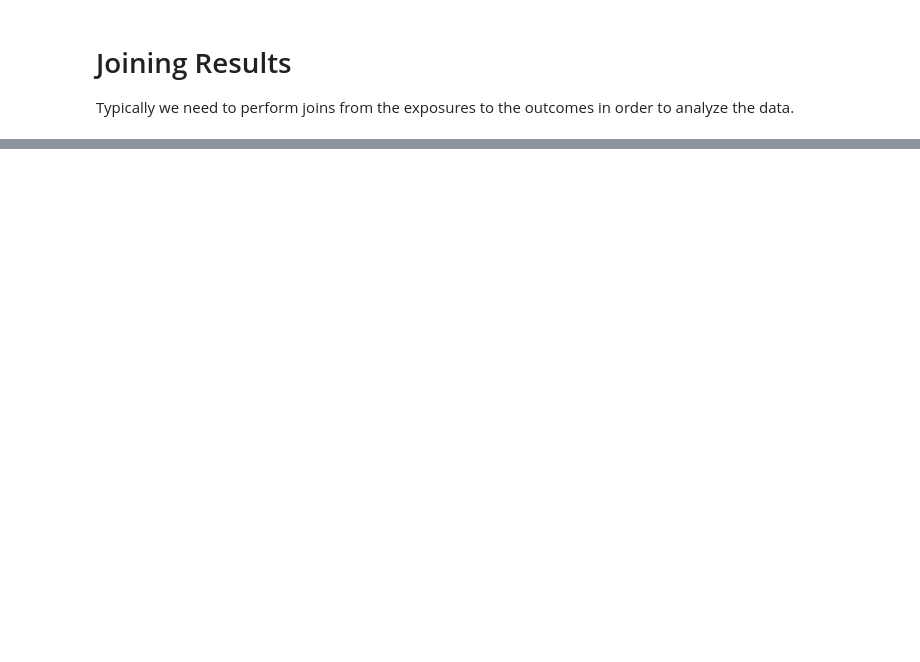
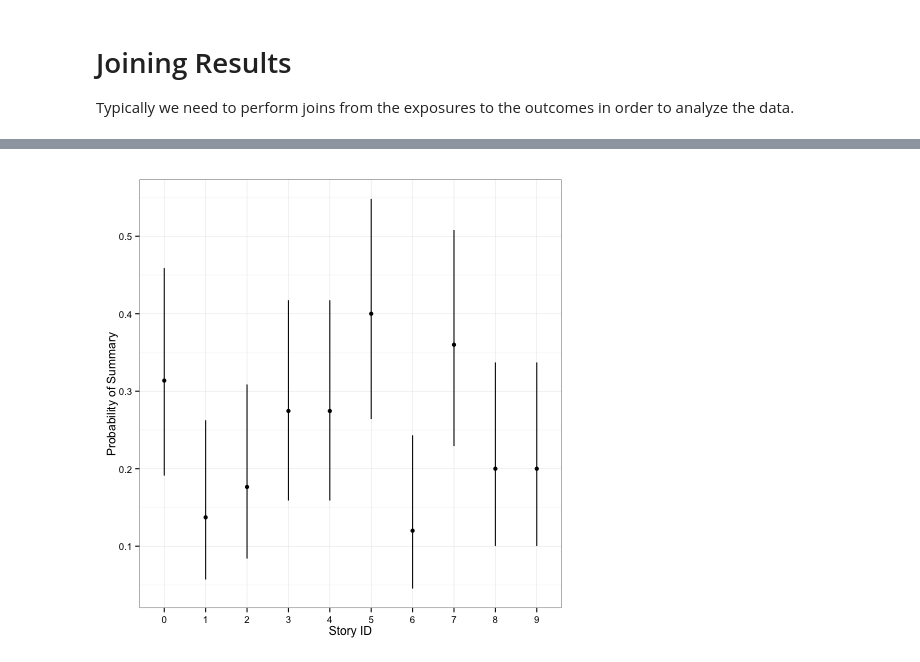
Before and after one commit to eytan/www-15-tutorial, a Jupyter notebook: 4-analyzing-experiments.ipynb, the cells around one changed output, grey strips where cells are left out. Saved outputs shown, nothing was run; the diff lists cells and outputs as text; code cells hidden in the pictures; blank space fills up the shorter version.

```diff
--- a/4-analyzing-experiments.ipynb
+++ b/4-analyzing-experiments.ipynb
@@ -149,0 +161,16 @@ not aligned     aligned
+# %%
+%%R
+# Summary rate by story to see if any stories are weird.
+Sum %>%
+  group_by(story_key) %>%
+  summarise(k = sum(summary), n = n(),
+            p = mean(summary),
+            lcl = binom.test(k, n)$conf.int[1],
+            ucl = binom.test(k, n)$conf.int[2]) %>%
+  ggplot(aes(x = factor(story_key), y = p, ymin = lcl, ymax = ucl)) +
+  geom_pointrange() +
+  xlab('Story ID') +
+  ylab('Probability of Summary') +
+  theme_bw()
+# %% [output]
+[figure, added]
```
Also changed, not shown: parts of 36 cells of this notebook, 6 other files.
